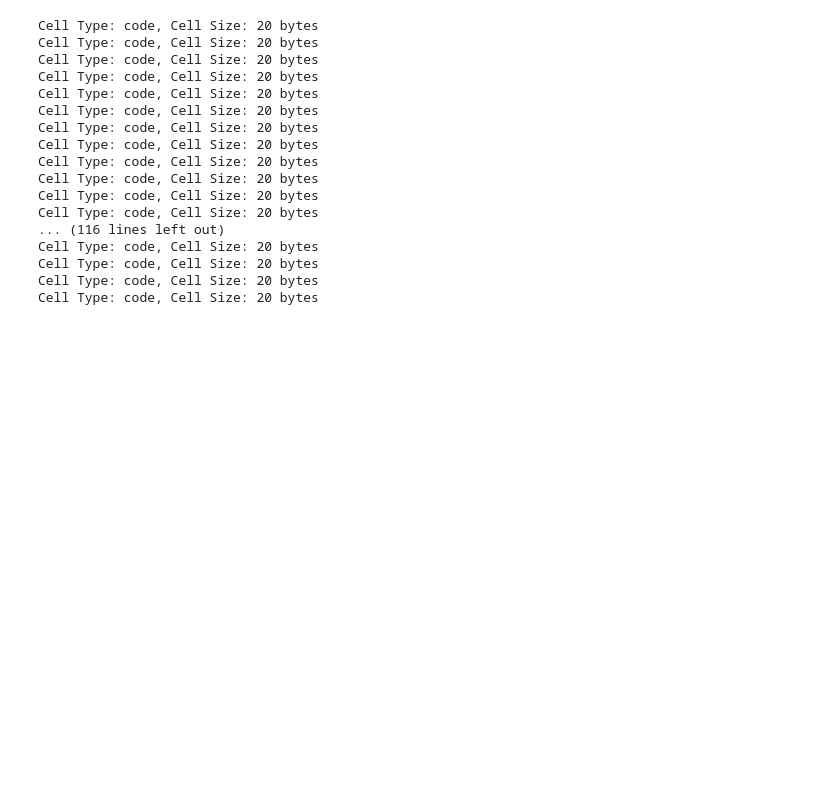
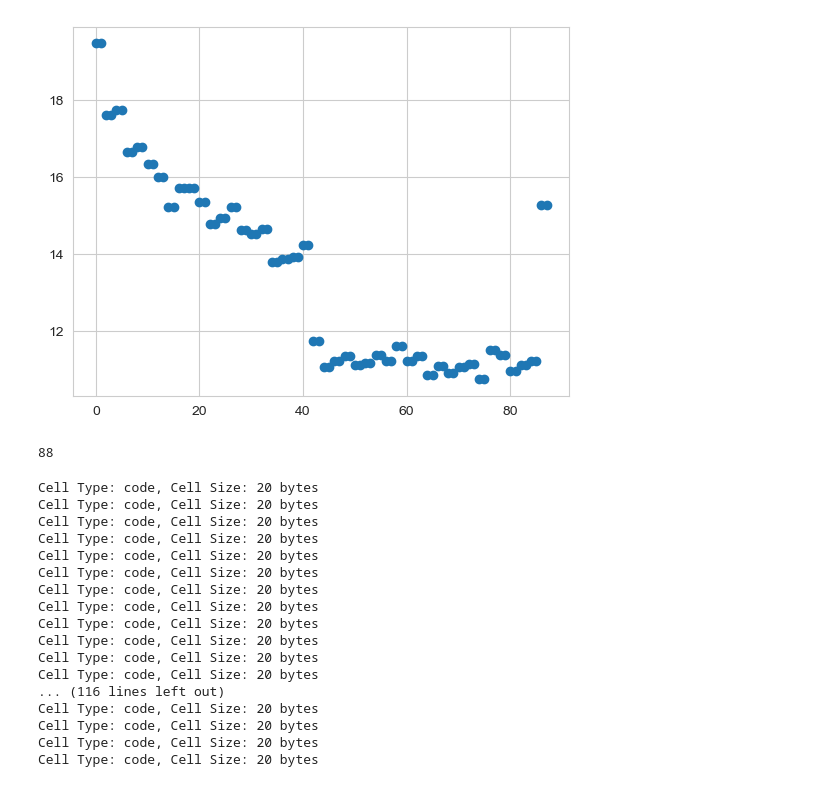
Before and after one commit to amityu/gel_sheets, a Jupyter notebook: tmp.ipynb, the cells around one changed output. Cells and saved outputs as stored; diff of their text form; code cells hidden in the pictures; blank space fills up the shorter version.

```diff
--- a/tmp.ipynb
+++ b/tmp.ipynb
@@ -2,8 +2,7 @@
 import movie_structure
 import preprocessing
 import numpy as np
-import pims
 DATA_PATH = 'C:/Users/amityu/Gel_Sheet_Data/'
-MOVIE_PATH = DATA_PATH +'Control 050721/'
+MOVIE_PATH = DATA_PATH +'new/'
 GRAPH_PATH = 'C:Users/amityu/Gel_Sheet_Graph/'
 # %%
@@ -12,4 +27,4 @@ gel = np.copy(images)
 # %%
 import tifffile
-gel2 = tifffile.imread(MOVIE_PATH + 't2.tif')
-gel2= gel2.reshape((95,186,512,512))
+gel2 = tifffile.imread(MOVIE_PATH + '/raw_data/Yuval.tif')
+gel2= gel2.reshape((148,160,512,512))
@@ -16,5 +36,21 @@ gel2= gel2.reshape((95,186,512,512))
+# %%
+mean_list = []
+for t  in range(len(gel2)):
+    frame_mean = np.mean(gel2[t])
+    if frame_mean < 20:
+        mean_list.append(np.mean(gel2[t]))
+mean = np.array(mean_list)
+# %%
+plt.scatter(range(len(mean)),mean)
+plt.show()
+# %% [output]
+[figure, added]
 # %%
 g = gel2.astype('uint32')
+# %%
+len(mean)
+# %% [output]
+88
 # %%
 np.save(MOVIE_PATH +'tmp/gel_uint32', g)
 # %%
```
Also changed, not shown: parts of 6 cells of this notebook, 8 other files.
